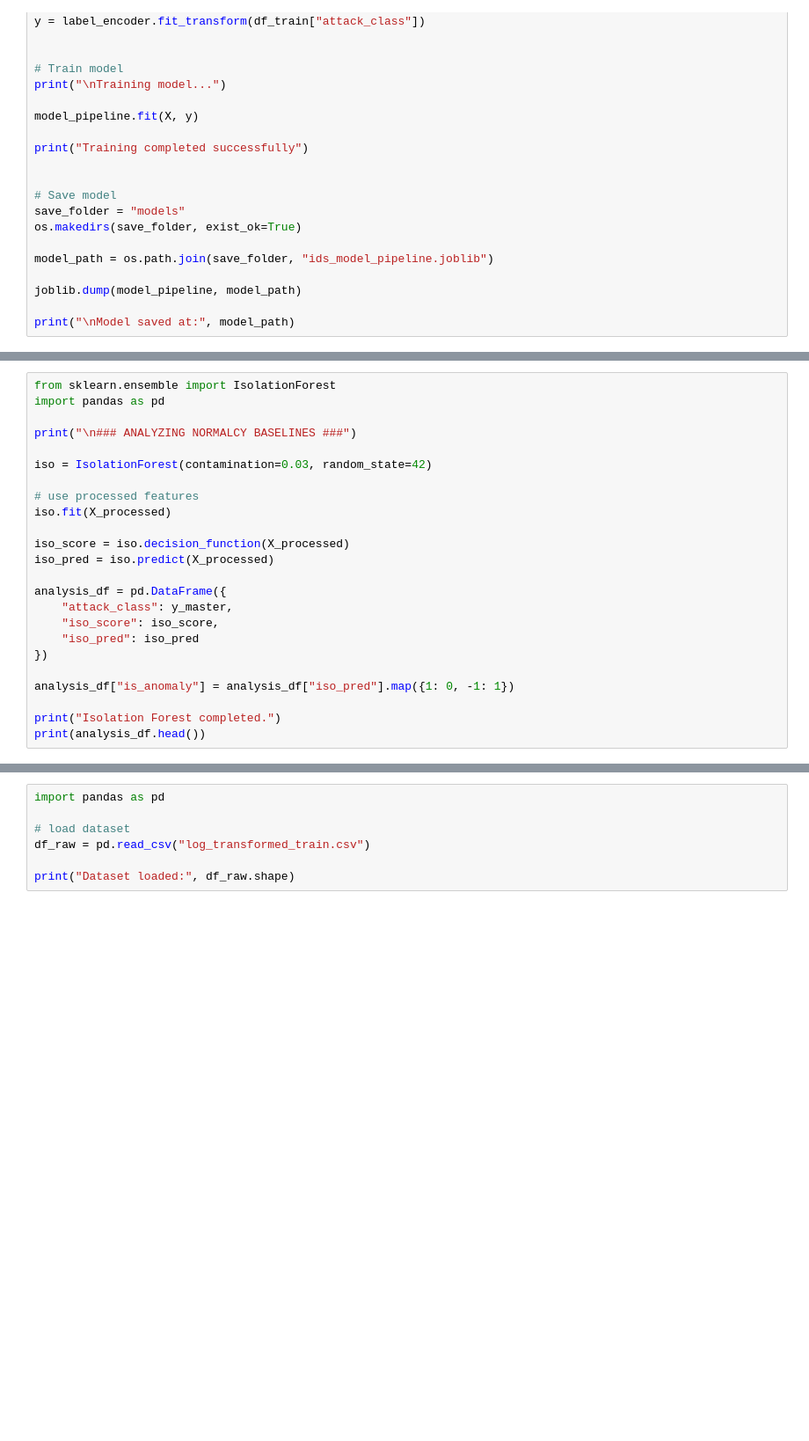
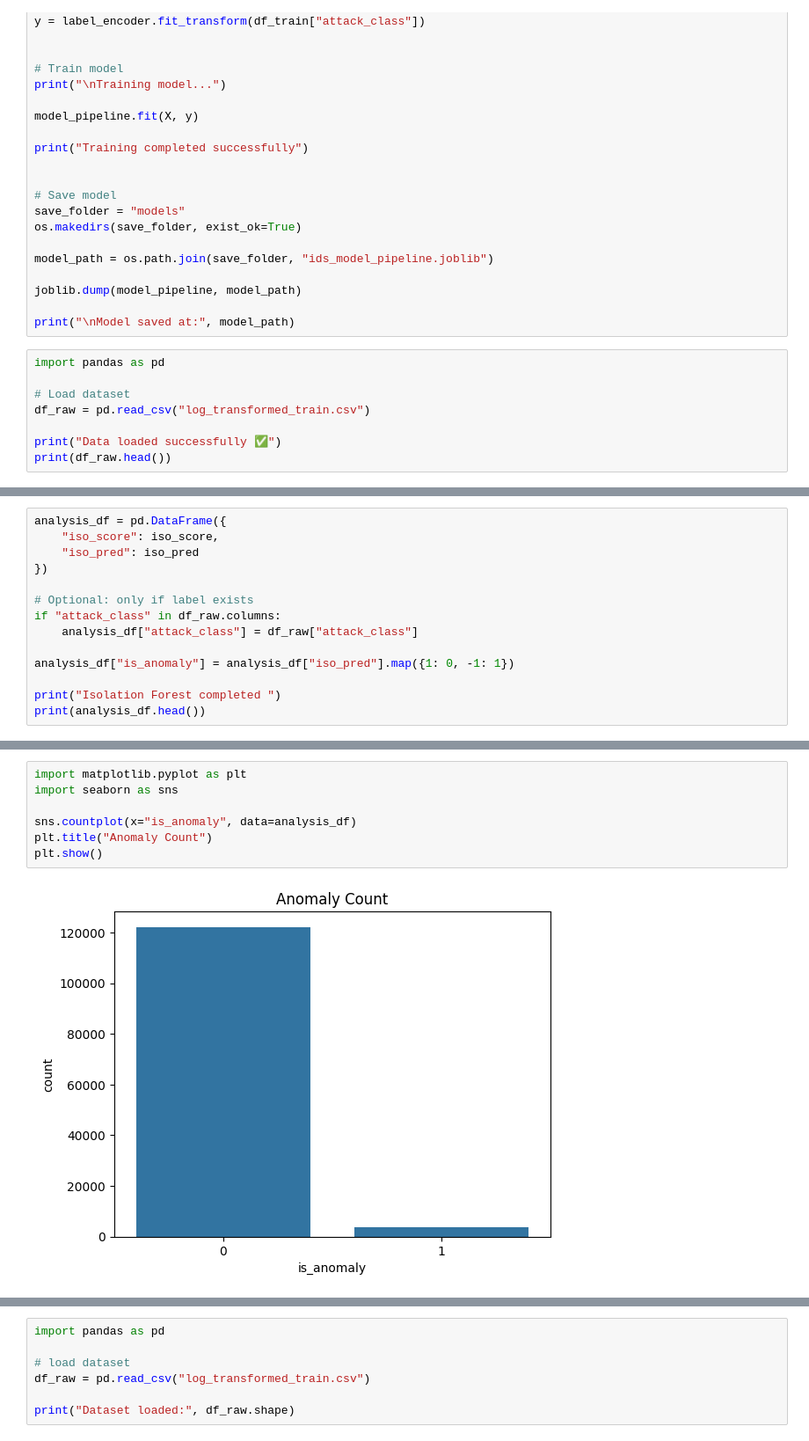
Before and after one commit to mailech/SentinelNet-AI-Powered-Network-Intrusion-Detection-System-, a Jupyter notebook: feature-engineering.ipynb, the cells around one changed output, grey strips where cells are left out. Shown at 88% size. Cells and saved outputs as stored; diff of their text form; blank space fills up the shorter version.

```diff
--- a/feature-engineering.ipynb
+++ b/feature-engineering.ipynb
@@ -1599,3 +1563,11 @@ model_path = os.path.join(save_folder, "ids_model_pipeline.joblib")
 joblib.dump(model_pipeline, model_path)
 
 print("\nModel saved at:", model_path)
+# %%
+import pandas as pd
+
+# Load dataset
+df_raw = pd.read_csv("log_transformed_train.csv")
+
+print("Data loaded successfully ✅")
+print(df_raw.head())
@@ -1602,25 +1597,15 @@ print("\nModel saved at:", model_path)
 # %%
-from sklearn.ensemble import IsolationForest
-import pandas as pd
-
-print("\n### ANALYZING NORMALCY BASELINES ###")
-
-iso = IsolationForest(contamination=0.03, random_state=42)
-
-# use processed features
-iso.fit(X_processed)
-
-iso_score = iso.decision_function(X_processed)
-iso_pred = iso.predict(X_processed)
-
 analysis_df = pd.DataFrame({
-    "attack_class": y_master,
     "iso_score": iso_score,
     "iso_pred": iso_pred
 })
 
+# Optional: only if label exists
+if "attack_class" in df_raw.columns:
+    analysis_df["attack_class"] = df_raw["attack_class"]
+
 analysis_df["is_anomaly"] = analysis_df["iso_pred"].map({1: 0, -1: 1})
 
-print("Isolation Forest completed.")
+print("Isolation Forest completed ")
 print(analysis_df.head())
 # %% [output]
@@ -1669,3 +1689,12 @@ NameError: name 'plt' is not defined
+# %%
+import matplotlib.pyplot as plt
+import seaborn as sns
+
+sns.countplot(x="is_anomaly", data=analysis_df)
+plt.title("Anomaly Count")
+plt.show()
+# %% [output]
+[figure, added]
 # %%
 from sklearn.model_selection import train_test_split
 
```
Also changed, not shown: parts of 11 cells of this notebook.
